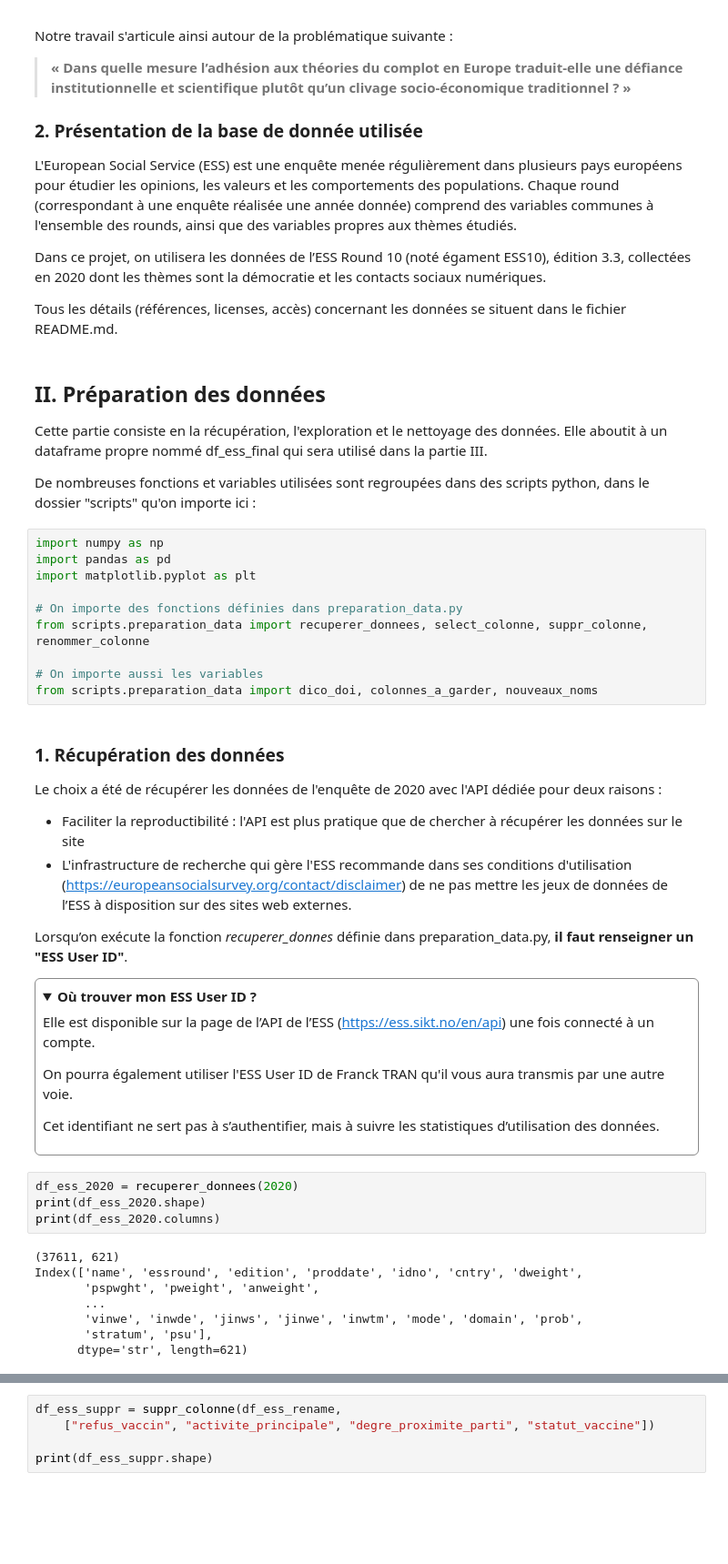
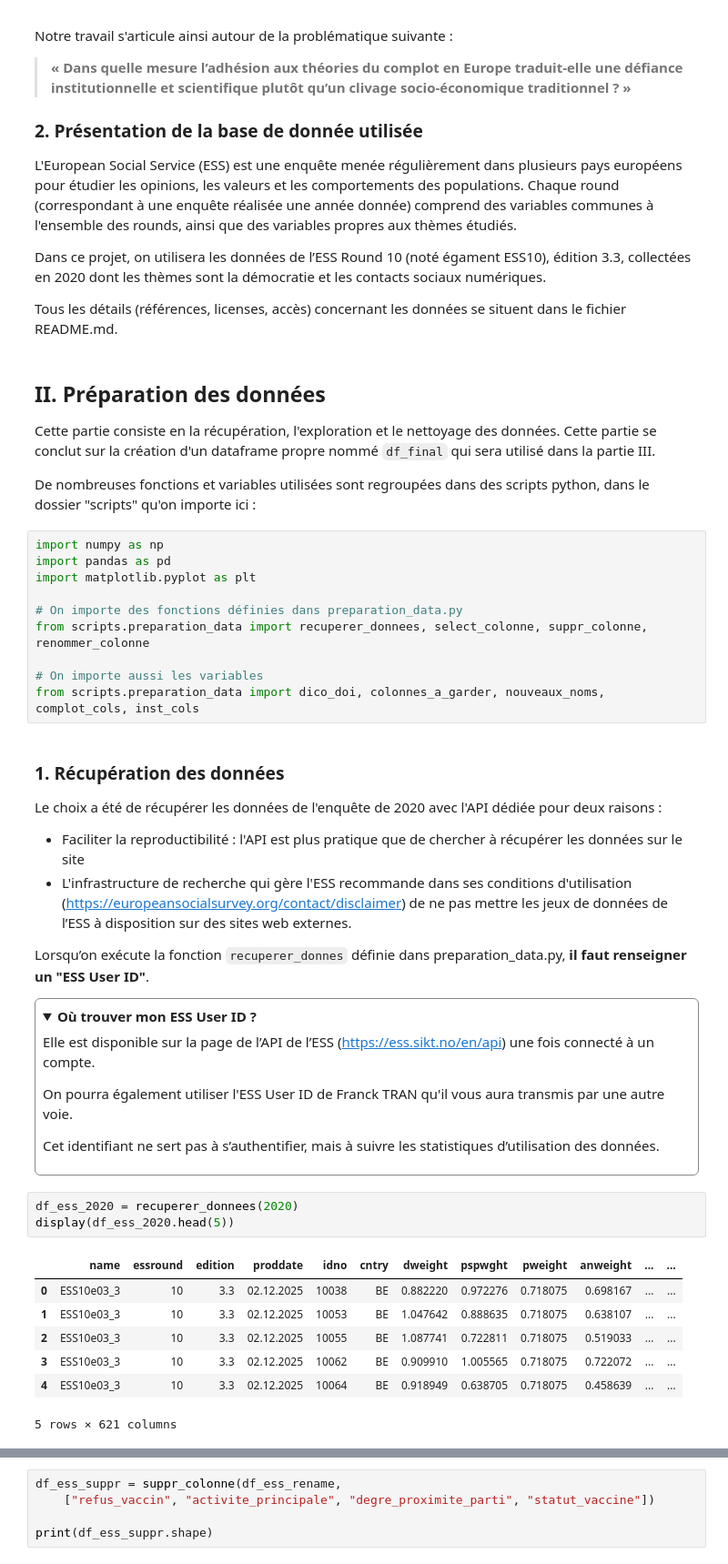
Before and after one commit to leila333/pythonds_2026, a Jupyter notebook: rapport_final.ipynb, the cells around one changed output, grey strips where cells are left out. Shown at 91% size. Drawn from its saved outputs; the diff is of its cells as text; folded sections open; blank space fills up the shorter version.

```diff
--- a/rapport_final.ipynb
+++ b/rapport_final.ipynb
@@ -29,7 +29,7 @@ Tous les détails (références, licenses, accès) concernant les données se si
 # %% [markdown]
 ## II. Préparation des données
 
-Cette partie consiste en la récupération, l'exploration et le nettoyage des données. Elle aboutit à un dataframe propre nommé df_ess_final qui sera utilisé dans la partie III.
+Cette partie consiste en la récupération, l'exploration et le nettoyage des données. Cette partie se conclut sur la création d'un dataframe propre nommé `df_final` qui sera utilisé dans la partie III.
 
 De nombreuses fonctions et variables utilisées sont regroupées dans des scripts python, dans le dossier "scripts" qu'on importe ici :
 # %%
@@ -41,7 +41,7 @@ import matplotlib.pyplot as plt
 from scripts.preparation_data import recuperer_donnees, select_colonne, suppr_colonne, renommer_colonne
 
 # On importe aussi les variables
-from scripts.preparation_data import dico_doi, colonnes_a_garder, nouveaux_noms
+from scripts.preparation_data import dico_doi, colonnes_a_garder, nouveaux_noms, complot_cols, inst_cols
 # %% [markdown]
 ### 1. Récupération des données
 
@@ -49,7 +49,7 @@ Le choix a été de récupérer les données de l'enquête de 2020 avec l'API d
 - Faciliter la reproductibilité : l'API est plus pratique que de chercher à récupérer les données sur le site
 - L'infrastructure de recherche qui gère l'ESS recommande dans ses conditions d'utilisation (https://europeansocialsurvey.org/contact/disclaimer) de ne pas mettre les jeux de données de l’ESS à disposition sur des sites web externes.
 
-Lorsqu’on exécute la fonction *recuperer_donnes* définie dans preparation_data.py, **il faut renseigner un "ESS User ID"**.
+Lorsqu’on exécute la fonction `recuperer_donnes` définie dans preparation_data.py, **il faut renseigner un "ESS User ID"**.
 
 <details style="border: 1px solid #888; border-radius: 6px; padding: 8px;">
 <summary style="font-weight: bold; cursor: pointer;">Où trouver mon ESS User ID ?</summary>
@@ -61,14 +61,13 @@ Lorsqu’on exécute la fonction *recuperer_donnes* définie dans preparation_da
  Cet identifiant ne sert pas à s’authentifier, mais à suivre les statistiques d’utilisation des données.
 # %%
 df_ess_2020 = recuperer_donnees(2020)
-print(df_ess_2020.shape)
-print(df_ess_2020.columns)
+display(df_ess_2020.head(5))
 # %% [output]
+|  | name | essround | edition | proddate | idno | cntry | dweight | pspwght | pweight | anweight | ... | ... |
+| 0 | ESS10e03_3 | 10 | 3.3 | 02.12.2025 | 10038 | BE | 0.882220 | 0.972276 | 0.718075 | 0.698167 | ... | ... |
+| 1 | ESS10e03_3 | 10 | 3.3 | 02.12.2025 | 10053 | BE | 1.047642 | 0.888635 | 0.718075 | 0.638107 | ... | ... |
+| 2 | ESS10e03_3 | 10 | 3.3 | 02.12.2025 | 10055 | BE | 1.087741 | 0.722811 | 0.718075 | 0.519033 | ... | ... |
+| 3 | ESS10e03_3 | 10 | 3.3 | 02.12.2025 | 10062 | BE | 0.909910 | 1.005565 | 0.718075 | 0.722072 | ... | ... |
+| 4 | ESS10e03_3 | 10 | 3.3 | 02.12.2025 | 10064 | BE | 0.918949 | 0.638705 | 0.718075 | 0.458639 | ... | ... |
-(37611, 621)
-Index(['name', 'essround', 'edition', 'proddate', 'idno', 'cntry', 'dweight',
-       'pspwght', 'pweight', 'anweight',
-       ...
-       'vinwe', 'inwde', 'jinws', 'jinwe', 'inwtm', 'mode', 'domain', 'prob',
-       'stratum', 'psu'],
-      dtype='str', length=621)
+5 rows × 621 columns
 # %% [markdown]
```
Also changed, not shown: parts of 19 cells of this notebook, 2 other files.
